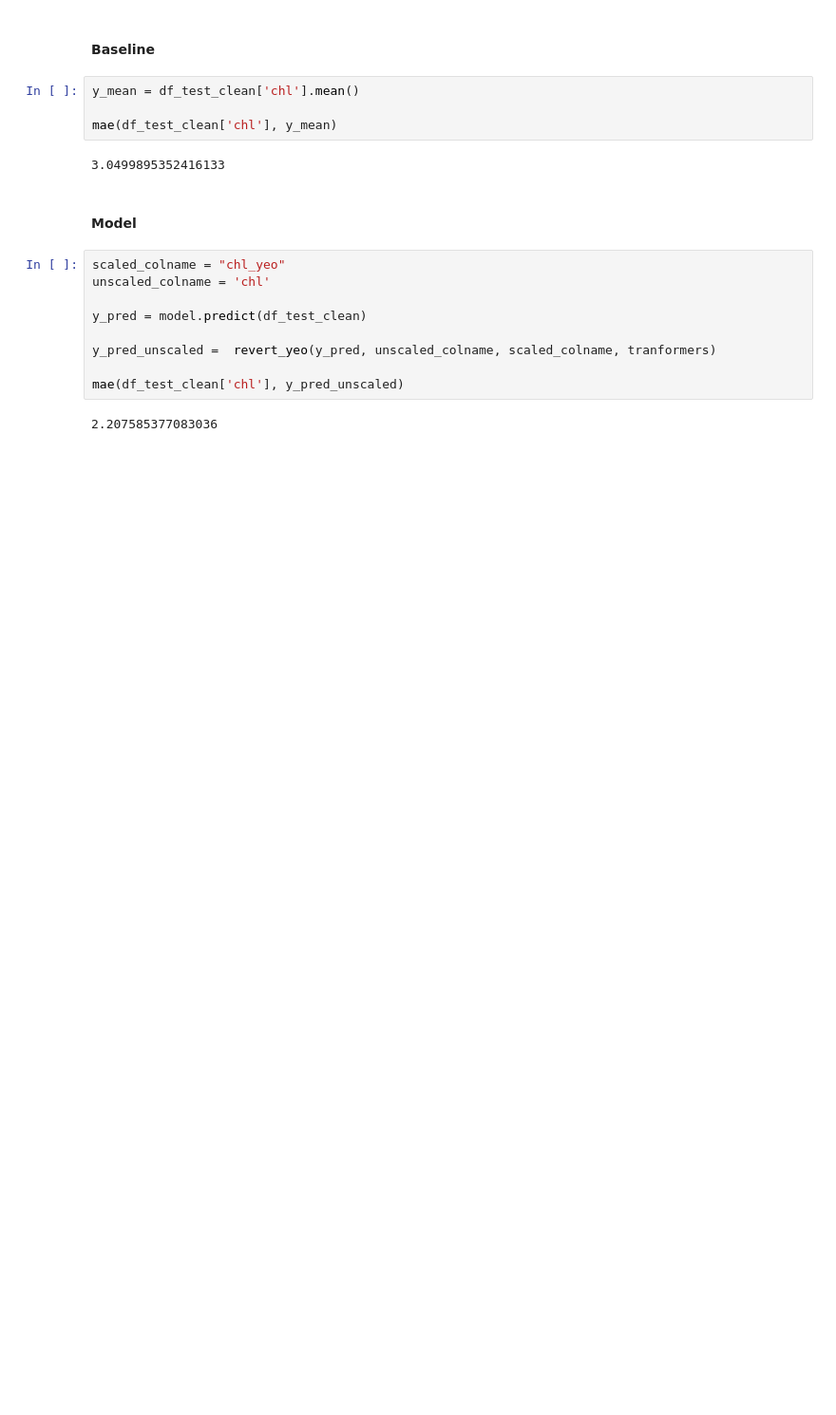
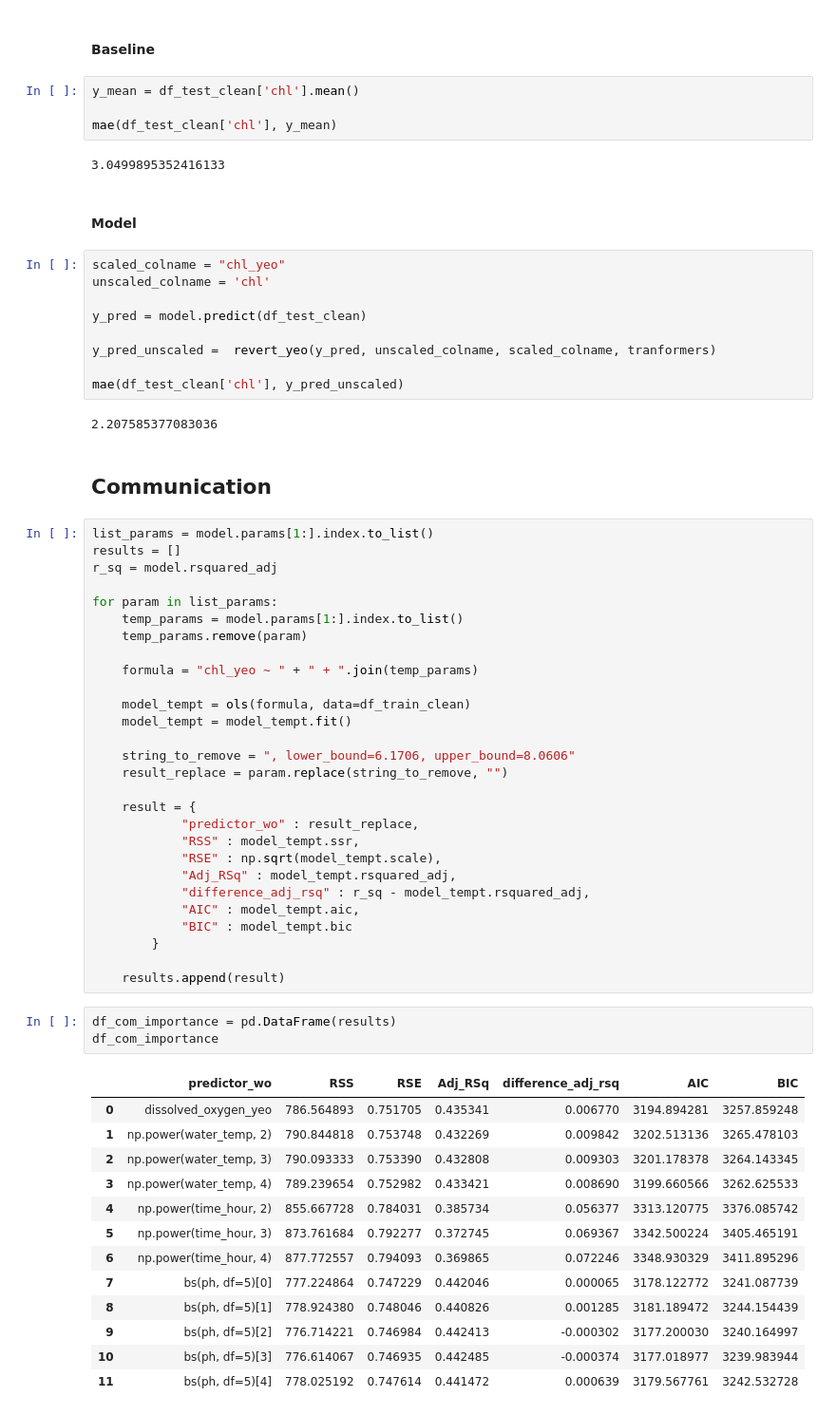
Before and after one commit to RomandRapido/LinMod, a Jupyter notebook: FinalProj/eda.ipynb, the cells around one changed output. Shown at 95% size. Drawn from its saved outputs; the diff is of its cells as text; blank space fills up the shorter version.

```diff
--- a/FinalProj/eda.ipynb
+++ b/FinalProj/eda.ipynb
@@ -1272,3 +1272,50 @@ y_pred_unscaled =  revert_yeo(y_pred, unscaled_colname, scaled_colname, tranform
 mae(df_test_clean['chl'], y_pred_unscaled)
 # %% [output]
 2.207585377083036
+# %% [markdown]
+## Communication
+# %%
+list_params = model.params[1:].index.to_list()
+results = []
+r_sq = model.rsquared_adj
+
+for param in list_params:
+    temp_params = model.params[1:].index.to_list()
+    temp_params.remove(param)
+
+    formula = "chl_yeo ~ " + " + ".join(temp_params)
+
+    model_tempt = ols(formula, data=df_train_clean)
+    model_tempt = model_tempt.fit()
+
+    string_to_remove = ", lower_bound=6.1706, upper_bound=8.0606"
+    result_replace = param.replace(string_to_remove, "")
+
+    result = {
+            "predictor_wo" : result_replace,
+            "RSS" : model_tempt.ssr,
+            "RSE" : np.sqrt(model_tempt.scale),
+            "Adj_RSq" : model_tempt.rsquared_adj,
+            "difference_adj_rsq" : r_sq - model_tempt.rsquared_adj,
+            "AIC" : model_tempt.aic,
+            "BIC" : model_tempt.bic
+        }
+
+    results.append(result)
+# %%
+df_com_importance = pd.DataFrame(results)
+df_com_importance
+# %% [output]
+|  | predictor_wo | RSS | RSE | Adj_RSq | difference_adj_rsq | AIC | BIC |
+| 0 | dissolved_oxygen_yeo | 786.564893 | 0.751705 | 0.435341 | 0.006770 | 3194.894281 | 3257.859248 |
+| 1 | np.power(water_temp, 2) | 790.844818 | 0.753748 | 0.432269 | 0.009842 | 3202.513136 | 3265.478103 |
+| 2 | np.power(water_temp, 3) | 790.093333 | 0.753390 | 0.432808 | 0.009303 | 3201.178378 | 3264.143345 |
+| 3 | np.power(water_temp, 4) | 789.239654 | 0.752982 | 0.433421 | 0.008690 | 3199.660566 | 3262.625533 |
+| 4 | np.power(time_hour, 2) | 855.667728 | 0.784031 | 0.385734 | 0.056377 | 3313.120775 | 3376.085742 |
+| 5 | np.power(time_hour, 3) | 873.761684 | 0.792277 | 0.372745 | 0.069367 | 3342.500224 | 3405.465191 |
+| 6 | np.power(time_hour, 4) | 877.772557 | 0.794093 | 0.369865 | 0.072246 | 3348.930329 | 3411.895296 |
+| 7 | bs(ph, df=5)[0] | 777.224864 | 0.747229 | 0.442046 | 0.000065 | 3178.122772 | 3241.087739 |
+| 8 | bs(ph, df=5)[1] | 778.924380 | 0.748046 | 0.440826 | 0.001285 | 3181.189472 | 3244.154439 |
+| 9 | bs(ph, df=5)[2] | 776.714221 | 0.746984 | 0.442413 | -0.000302 | 3177.200030 | 3240.164997 |
+| 10 | bs(ph, df=5)[3] | 776.614067 | 0.746935 | 0.442485 | -0.000374 | 3177.018977 | 3239.983944 |
+| 11 | bs(ph, df=5)[4] | 778.025192 | 0.747614 | 0.441472 | 0.000639 | 3179.567761 | 3242.532728 |
```
Also changed, not shown: parts of 1 cell of this notebook.
